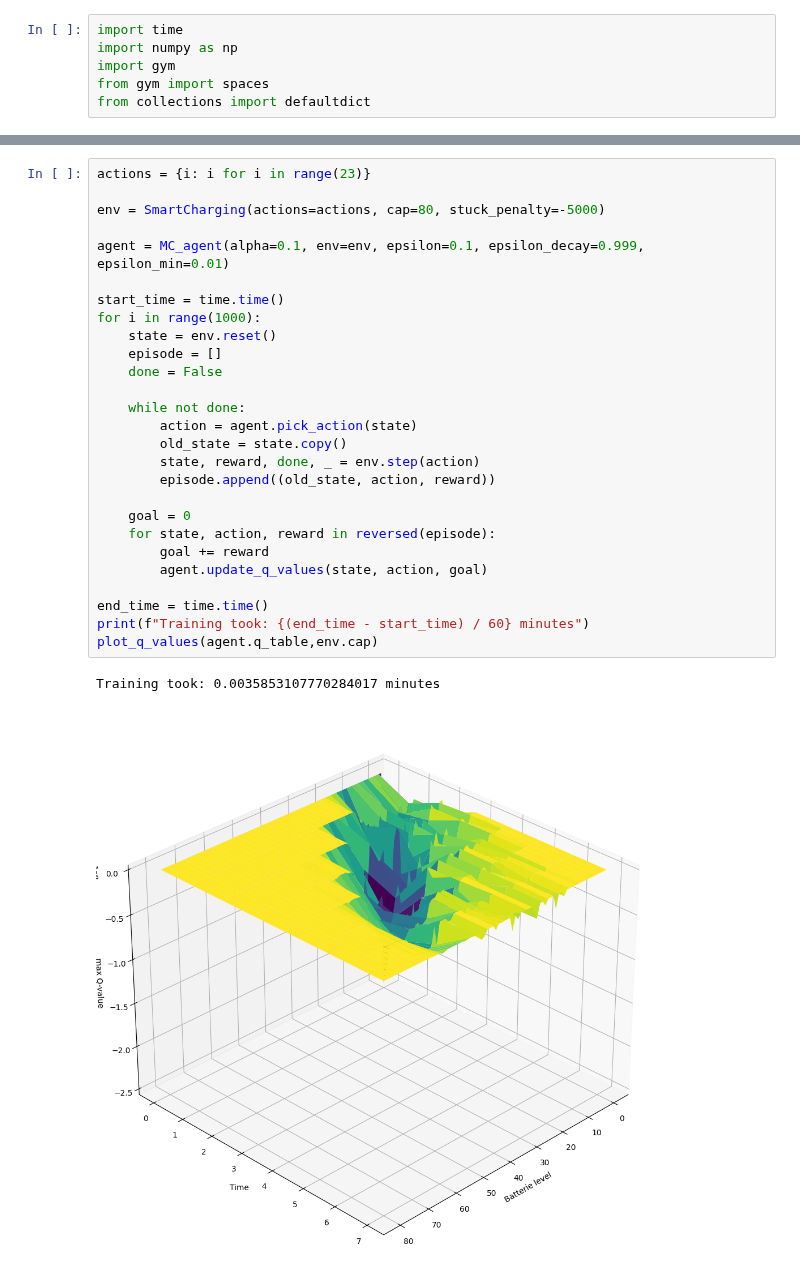
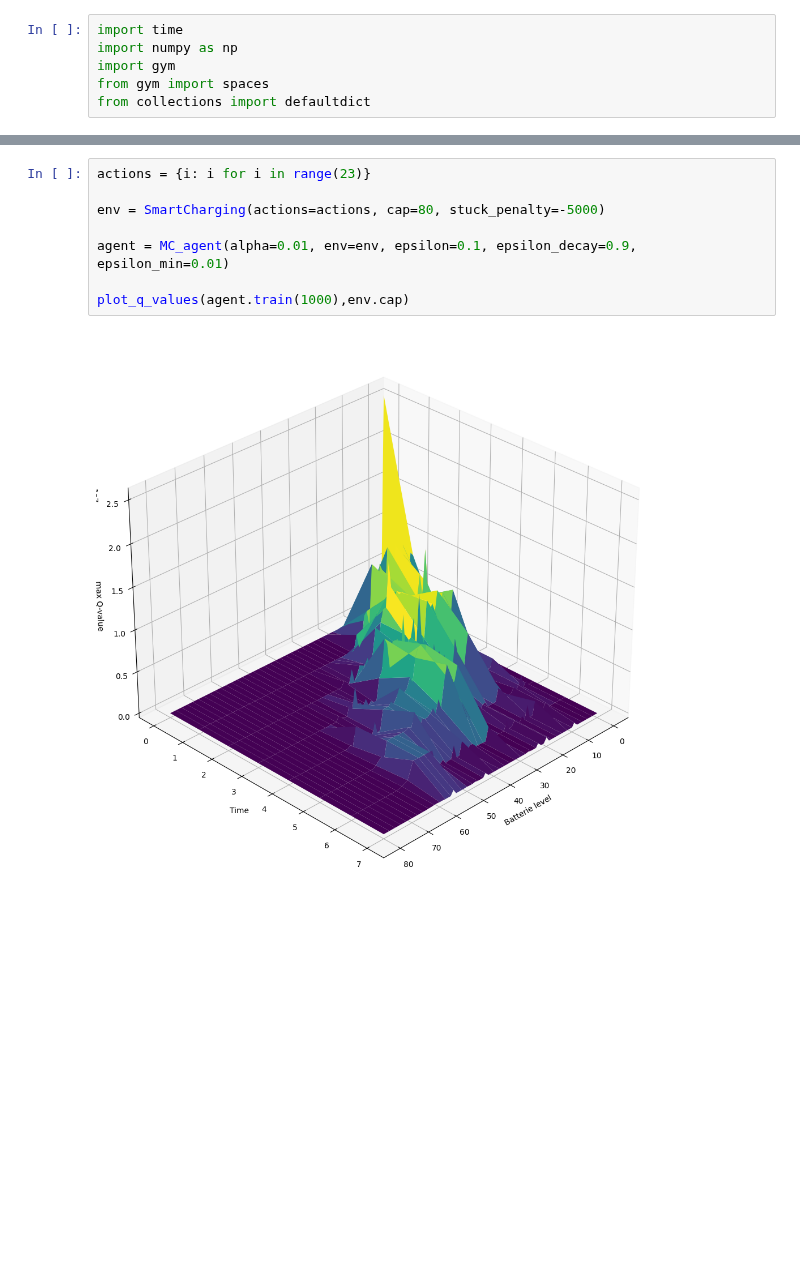
Before and after one commit to ltempfli/AAA-AIbertus-Magnus, a Jupyter notebook: tasks/05_Smart_Charging_Using_Reinforcement_Learning.ipynb, the cells around one changed output, grey strips where cells are left out. Drawn from its saved outputs; the diff is of its cells as text; blank space fills up the shorter version.

```diff
--- a/tasks/05_Smart_Charging_Using_Reinforcement_Learning.ipynb
+++ b/tasks/05_Smart_Charging_Using_Reinforcement_Learning.ipynb
@@ -143,30 +163,10 @@ def plot_q_values(q_table,cap):
 # %%
 actions = {i: i for i in range(23)}
 
 env = SmartCharging(actions=actions, cap=80, stuck_penalty=-5000)
 
-agent = MC_agent(alpha=0.1, env=env, epsilon=0.1, epsilon_decay=0.999, epsilon_min=0.01)
+agent = MC_agent(alpha=0.01, env=env, epsilon=0.1, epsilon_decay=0.9, epsilon_min=0.01)
 
-start_time = time.time()
-for i in range(1000):
-    state = env.reset()
-    episode = []
-    done = False
-
-    while not done:
-        action = agent.pick_action(state)
-        old_state = state.copy()
-        state, reward, done, _ = env.step(action)
-        episode.append((old_state, action, reward))
-
-    goal = 0
-    for state, action, reward in reversed(episode):
-        goal += reward
-        agent.update_q_values(state, action, goal)
-
-end_time = time.time()
-print(f"Training took: {(end_time - start_time) / 60} minutes")
-plot_q_values(agent.q_table,env.cap)
+plot_q_values(agent.train(1000),env.cap)
 # %% [output]
-Training took: 0.0035853107770284017 minutes
-[figure, old version]
+[figure, new version]
```
Also changed, not shown: parts of 4 cells of this notebook.
